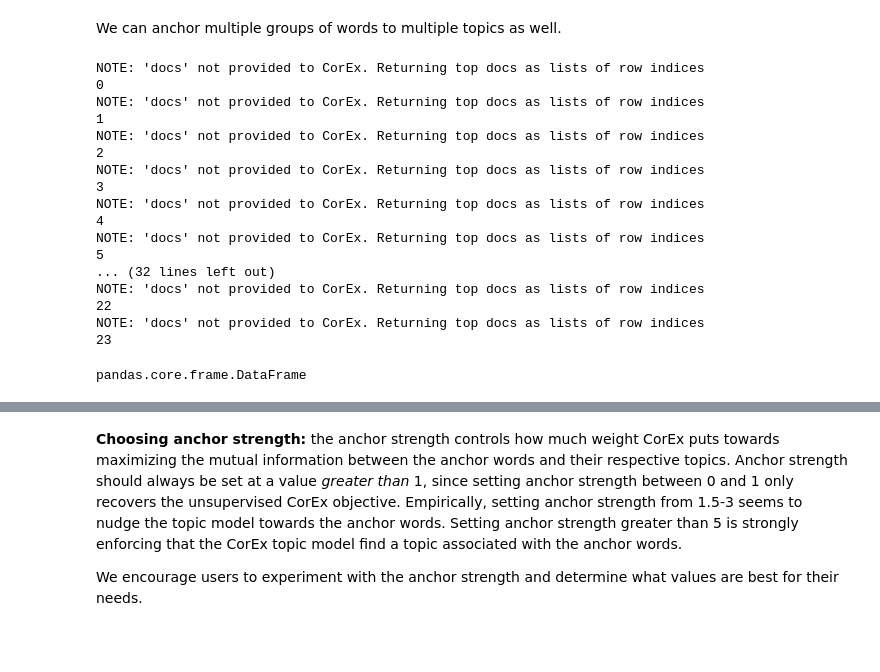
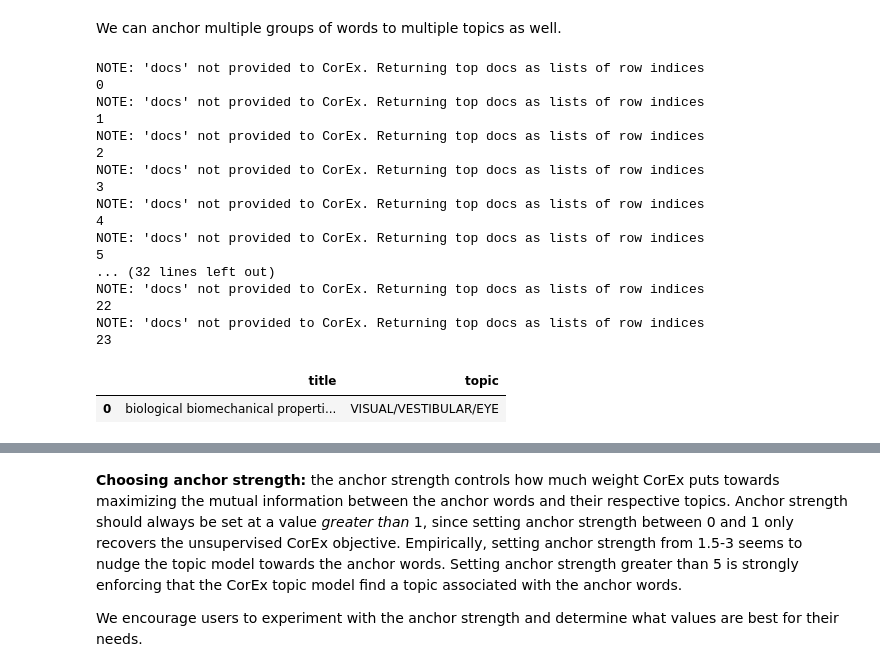
Before and after one commit to alcantarar/literature_update, a Jupyter notebook: Construct_Models/corex_topic_biomch_l.ipynb, the cells around one changed output, grey strips where cells are left out. Drawn from its saved outputs; the diff is of its cells as text; code cells hidden in the pictures; blank space fills up the shorter version.

```diff
--- a/Construct_Models/corex_topic_biomch_l.ipynb
+++ b/Construct_Models/corex_topic_biomch_l.ipynb
@@ -482,41 +482,55 @@ print ("Model/Vectorizer Saved")
 # %% [markdown]
 We can anchor multiple groups of words to multiple topics as well.
 # %%
-n_docs = 500
+n_docs = 1
 topic_titles = ['' for x in range(n_topics)]
+topic_names = ['' for x in range(n_topics)]
+topic_list = train_data.groupby('topic')['topic'].unique().index
+topic_model_top_papers = pd.DataFrame([])
+
 for topic_n in range(n_topics):
     new_titles = []
+    topic_name = []
     indx = anchored_topic_model.get_top_docs(topic=topic_n, n_docs=n_docs, sort_by='log_prob')
     for item in list(zip(*indx))[0]:
         new_titles.append(train_data['title'].iloc[item])
+        topic_name.append(topic_list[topic_n])
+        temp_df = pd.DataFrame({'title':new_titles, 'topic':topic_name})
 #         print(item)
 #     print("\nPapers for topic",topic_n)
 #     for i in indx:
 #         new_titles.append(train_data['title'].iloc[i[0]])
     print(topic_n)
     topic_titles[topic_n] = new_titles
+    topic_names[topic_n] = topic_name
+    if topic == 0:
+        topic_model_top_papers = topic_model_top_papers.append(temp_df, ignore_index=True)
+    else:
+        topic_model_top_papers = topic_model_top_papers.append(temp_df, ignore_index=True)
+#     topic_model_top_papers.append(temp_df, ignore_index = True)
 
 #split list
 # topic_titles = [topic_titles[i:i + n_docs] for i in range(0, len(topic_titles), n_docs)]
-topic_model_top_papers = pd.DataFrame(topic_titles)
-topic_model_top_papers = topic_model_top_papers.transpose()
-type(topic_model_top_papers)
+# topic_model_top_papers = pd.DataFrame({'title':topic_titles, 'topic':topic_names})
+# topic_model_top_papers = topic_model_top_papers.transpose()
+temp_df
 # %% [output]
 NOTE: 'docs' not provided to CorEx. Returning top docs as lists of row indices
 0
 NOTE: 'docs' not provided to CorEx. Returning top docs as lists of row indices
 1
 NOTE: 'docs' not provided to CorEx. Returning top docs as lists of row indices
 2
 NOTE: 'docs' not provided to CorEx. Returning top docs as lists of row indices
 3
 NOTE: 'docs' not provided to CorEx. Returning top docs as lists of row indices
 4
 NOTE: 'docs' not provided to CorEx. Returning top docs as lists of row indices
 5
 ... (32 lines left out)
 NOTE: 'docs' not provided to CorEx. Returning top docs as lists of row indices
 22
 NOTE: 'docs' not provided to CorEx. Returning top docs as lists of row indices
 23
-pandas.core.frame.DataFrame
+|  | title | topic |
+| 0 | biological biomechanical properti... | VISUAL/VESTIBULAR/EYE |
```
Also changed, not shown: parts of 1 cell of this notebook.
